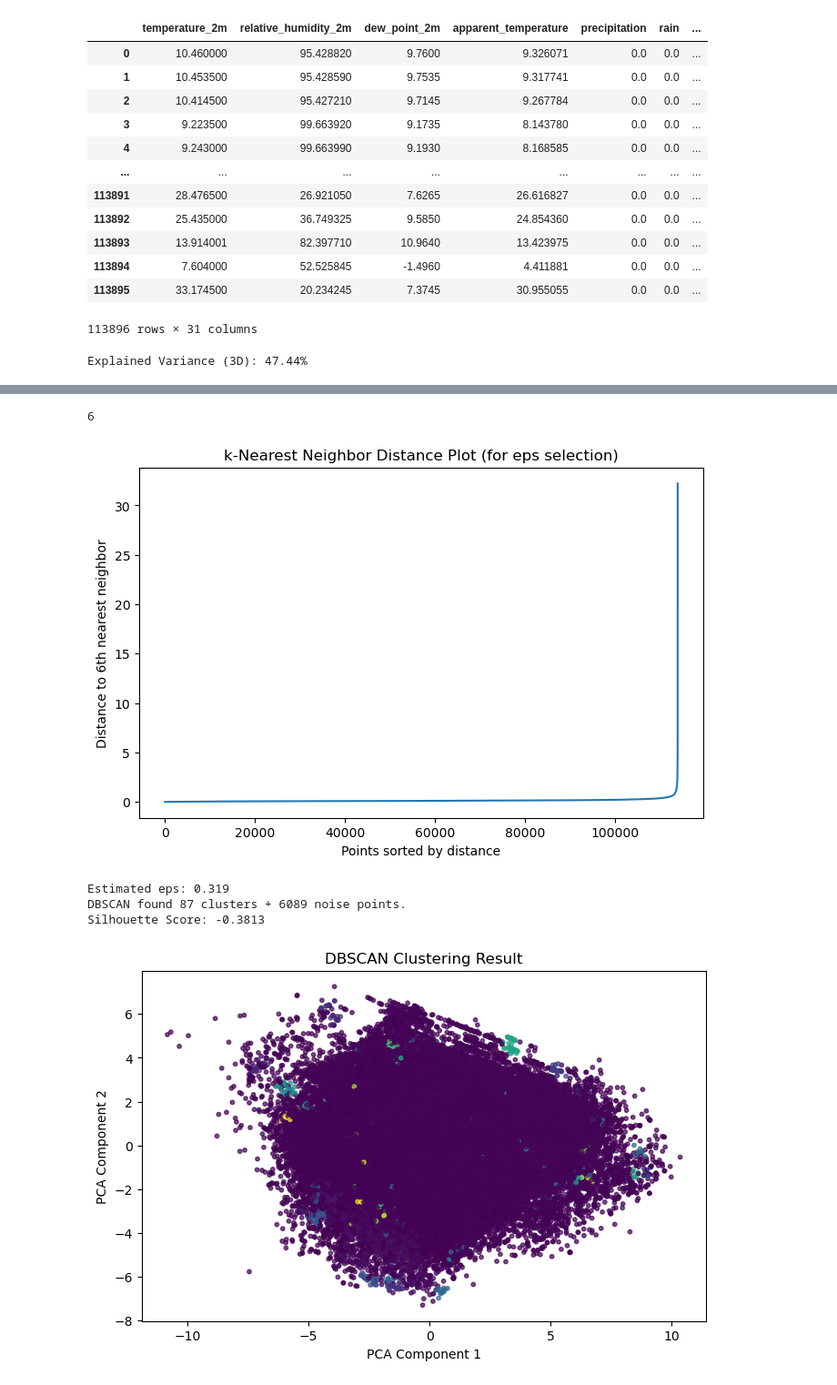
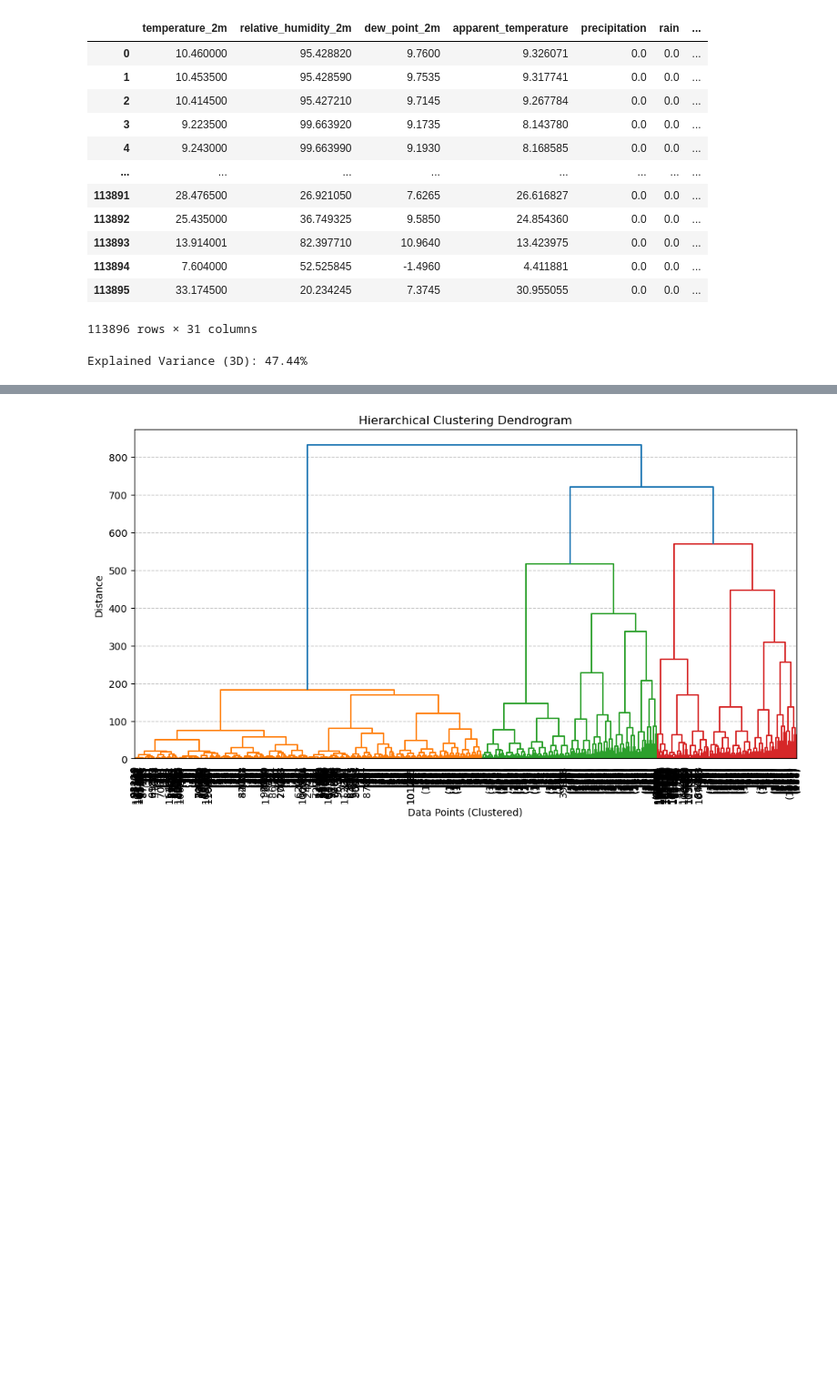
Before and after one commit to ABHIRAM1234/Machine-Learning-CSCI-5612-872-Project, a Jupyter notebook: Modeling/clustering.ipynb, the cells around one changed output, grey strips where cells are left out. Shown at 91% size. Cells and saved outputs as stored; diff of their text form; code cells hidden in the pictures; blank space fills up the shorter version.

```diff
--- a/Modeling/clustering.ipynb
+++ b/Modeling/clustering.ipynb
@@ -128,58 +116,21 @@ plt.show()
-# %%
-best_k
-# %% [output]
-6
-# %%
-# STEP 1: Estimate a good `eps` using k-distance method
-nearest_neighbors = NearestNeighbors(n_neighbors=6)  # Using k=6
-nearest_neighbors.fit(X_pca)
-distances, _ = nearest_neighbors.kneighbors(X_pca)
-
-# Sort distances to find the "elbow point"
-sorted_distances = np.sort(distances[:, -1])
-
-# Plot the k-distance graph
-plt.figure(figsize=(8, 5))
-plt.plot(sorted_distances)
-plt.xlabel("Points sorted by distance")
-plt.ylabel("Distance to 6th nearest neighbor")
-plt.title("k-Nearest Neighbor Distance Plot (for eps selection)")
-plt.show()
-
-# Choose an approximate `eps` value by looking at the elbow in the plot
-estimated_eps = sorted_distances[int(0.95 * len(sorted_distances))]  # 95th percentile
-print(f"Estimated eps: {estimated_eps:.3f}")
-
-# STEP 2: Run DBSCAN with estimated `eps`
-dbscan = DBSCAN(eps=estimated_eps, min_samples=10)
-labels = dbscan.fit_predict(X_pca)
-
-# STEP 3: Evaluate the clustering results
-num_clusters = len(set(labels)) - (1 if -1 in labels else 0)  # Excluding noise
-num_noise = list(labels).count(-1)
-
-# Handle silhouette score properly by filtering out noise points
-mask = labels != -1  # Only keep non-noise points
-X_pca_filtered = X_pca[mask]  # Filtered dataset
-labels_filtered = labels[mask]  # Filtered labels
-
-if num_clusters > 1 and len(labels_filtered) > 1:  # Ensure valid clustering
-    silhouette_avg = silhouette_score(X_pca_filtered, labels_filtered)
-    print(f"DBSCAN found {num_clusters} clusters + {num_noise} noise points.")
-    print(f"Silhouette Score: {silhouette_avg:.4f}")
-else:
-    print(f"DBSCAN found {num_clusters} clusters (including noise).")
-
-# STEP 4: Visualize Clusters
-plt.figure(figsize=(8, 5))
-plt.scatter(X_pca[:, 0], X_pca[:, 1], c=labels, cmap='viridis', s=10, alpha=0.7)
-plt.title("DBSCAN Clustering Result")
-plt.xlabel("PCA Component 1")
-plt.ylabel("PCA Component 2")
-plt.show()
-# %% [output]
-[figure, removed]
-Estimated eps: 0.319
-DBSCAN found 87 clusters + 6089 noise points.
-Silhouette Score: -0.3813
-[figure, removed]
+# %%
+# Step 1: Compute linkage matrix (Ward's method)
+linkage_matrix = linkage(X_pca, method='ward')
+
+# Step 2: Plot the Dendrogram (Improved)
+plt.figure(figsize=(12, 6))
+dendrogram(
+    linkage_matrix,
+    truncate_mode="level",  # Show only the last few levels
+    p=10,  # Limit number of merged clusters displayed
+    color_threshold=0.7 * max(linkage_matrix[:, 2]),  # Auto color clusters
+    leaf_rotation=90,
+    leaf_font_size=10
+)
+plt.title("Hierarchical Clustering Dendrogram")
+plt.xlabel("Data Points (Clustered)")
+plt.ylabel("Distance")
+plt.grid(axis='y', linestyle="--", alpha=0.7)
+plt.show()
+# %% [output]
+[figure, added]
```
Also changed, not shown: parts of 11 cells of this notebook, 19 other files.
